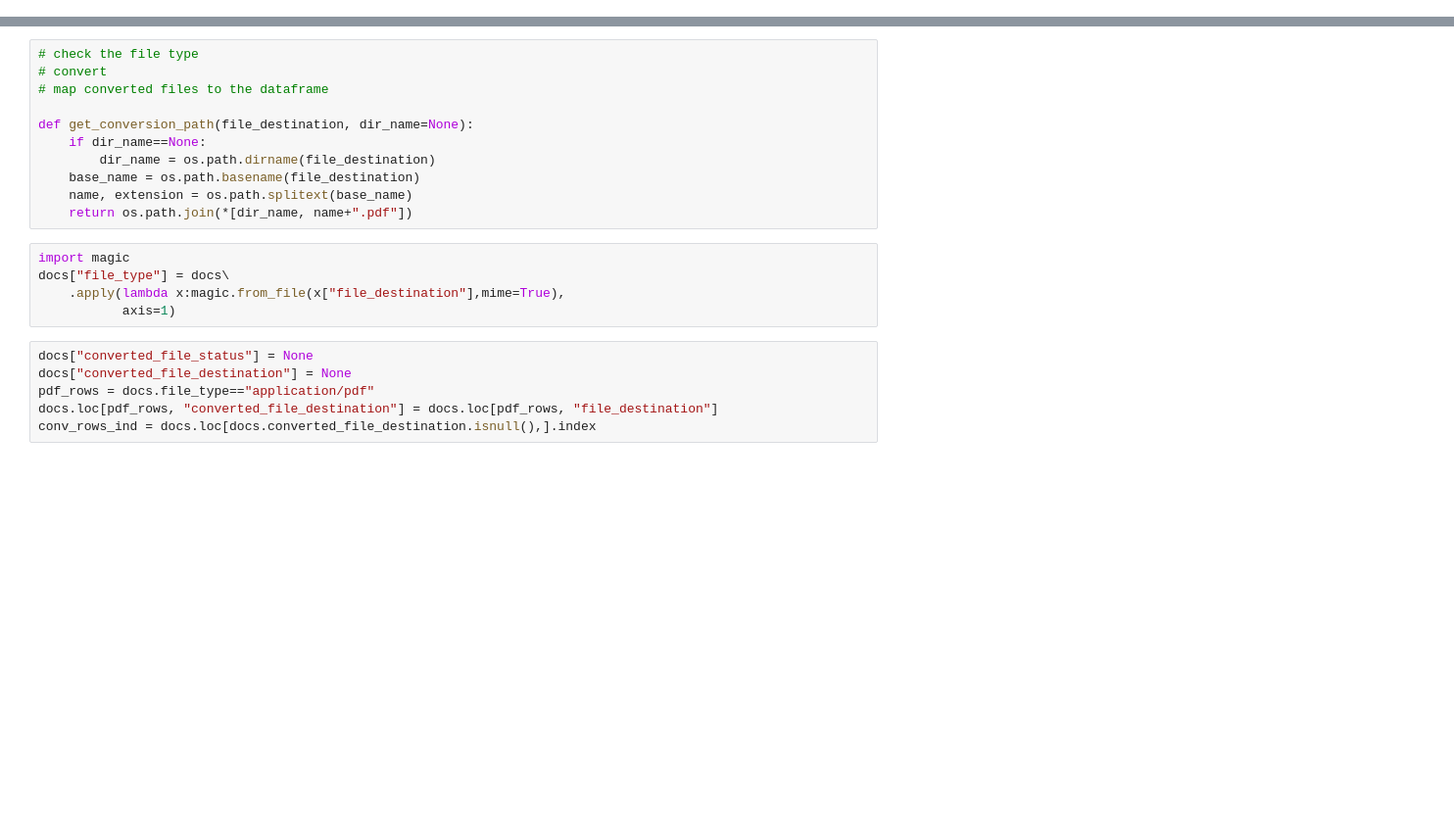
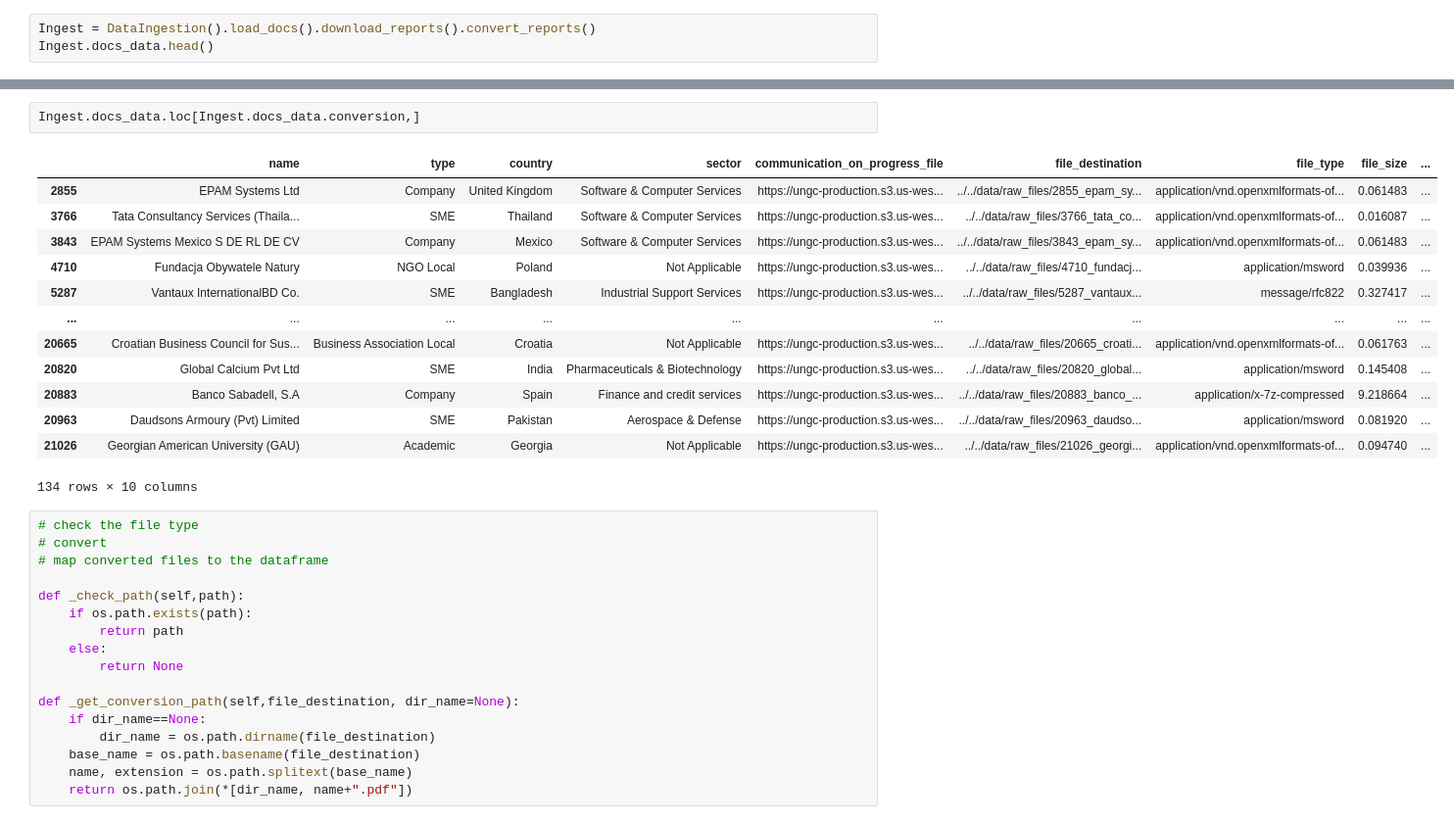
Before and after one commit to fridrichmrtn/sustainability-reports-industry-analysis, a Jupyter notebook: code/ingestion_processing/ingestion.ipynb, the cells around one changed output, grey strips where cells are left out. Shown at 98% size. Saved outputs shown, nothing was run; the diff lists cells and outputs as text; blank space fills up the shorter version.

```diff
--- a/code/ingestion_processing/ingestion.ipynb
+++ b/code/ingestion_processing/ingestion.ipynb
@@ -71,0 +129,3 @@ class DataIngestion():
+# %%
+Ingest = DataIngestion().load_docs().download_reports().convert_reports()
+Ingest.docs_data.head()
@@ -72,22 +156,33 @@ class DataIngestion():
+# %%
+Ingest.docs_data.loc[Ingest.docs_data.conversion,]
+# %% [output]
+|  | name | type | country | sector | communication_on_progress_file | file_destination | file_type | file_size | ... |
+| 2855 | EPAM Systems Ltd | Company | United Kingdom | Software & Computer Services | https://ungc-production.s3.us-wes... | ../../data/raw_files/2855_epam_sy... | application/vnd.openxmlformats-of... | 0.061483 | ... |
+| 3766 | Tata Consultancy Services (Thaila... | SME | Thailand | Software & Computer Services | https://ungc-production.s3.us-wes... | ../../data/raw_files/3766_tata_co... | application/vnd.openxmlformats-of... | 0.016087 | ... |
+| 3843 | EPAM Systems Mexico S DE RL DE CV | Company | Mexico | Software & Computer Services | https://ungc-production.s3.us-wes... | ../../data/raw_files/3843_epam_sy... | application/vnd.openxmlformats-of... | 0.061483 | ... |
+| 4710 | Fundacja Obywatele Natury | NGO Local | Poland | Not Applicable | https://ungc-production.s3.us-wes... | ../../data/raw_files/4710_fundacj... | application/msword | 0.039936 | ... |
+| 5287 | Vantaux InternationalBD Co. | SME | Bangladesh | Industrial Support Services | https://ungc-production.s3.us-wes... | ../../data/raw_files/5287_vantaux... | message/rfc822 | 0.327417 | ... |
+| ... | ... | ... | ... | ... | ... | ... | ... | ... | ... |
+| 20665 | Croatian Business Council for Sus... | Business Association Local | Croatia | Not Applicable | https://ungc-production.s3.us-wes... | ../../data/raw_files/20665_croati... | application/vnd.openxmlformats-of... | 0.061763 | ... |
+| 20820 | Global Calcium Pvt Ltd | SME | India | Pharmaceuticals & Biotechnology | https://ungc-production.s3.us-wes... | ../../data/raw_files/20820_global... | application/msword | 0.145408 | ... |
+| 20883 | Banco Sabadell, S.A | Company | Spain | Finance and credit services | https://ungc-production.s3.us-wes... | ../../data/raw_files/20883_banco_... | application/x-7z-compressed | 9.218664 | ... |
+| 20963 | Daudsons Armoury (Pvt) Limited | SME | Pakistan | Aerospace & Defense | https://ungc-production.s3.us-wes... | ../../data/raw_files/20963_daudso... | application/msword | 0.081920 | ... |
+| 21026 | Georgian American University (GAU) | Academic | Georgia | Not Applicable | https://ungc-production.s3.us-wes... | ../../data/raw_files/21026_georgi... | application/vnd.openxmlformats-of... | 0.094740 | ... |
+134 rows × 10 columns
 # %%
 # check the file type
 # convert
 # map converted files to the dataframe
 
-def get_conversion_path(file_destination, dir_name=None):
+def _check_path(self,path):
+    if os.path.exists(path):
+        return path
+    else:
+        return None
+
+def _get_conversion_path(self,file_destination, dir_name=None):
     if dir_name==None:
         dir_name = os.path.dirname(file_destination)
     base_name = os.path.basename(file_destination)
     name, extension = os.path.splitext(base_name)
     return os.path.join(*[dir_name, name+".pdf"])
-# %%
-import magic
-docs["file_type"] = docs\
-    .apply(lambda x:magic.from_file(x["file_destination"],mime=True),
-           axis=1)
-# %%
-docs["converted_file_status"] = None
-docs["converted_file_destination"] = None
-pdf_rows = docs.file_type=="application/pdf"
-docs.loc[pdf_rows, "converted_file_destination"] = docs.loc[pdf_rows, "file_destination"]
-conv_rows_ind = docs.loc[docs.converted_file_destination.isnull(),].index
```
Also changed, not shown: parts of 4 cells of this notebook.
